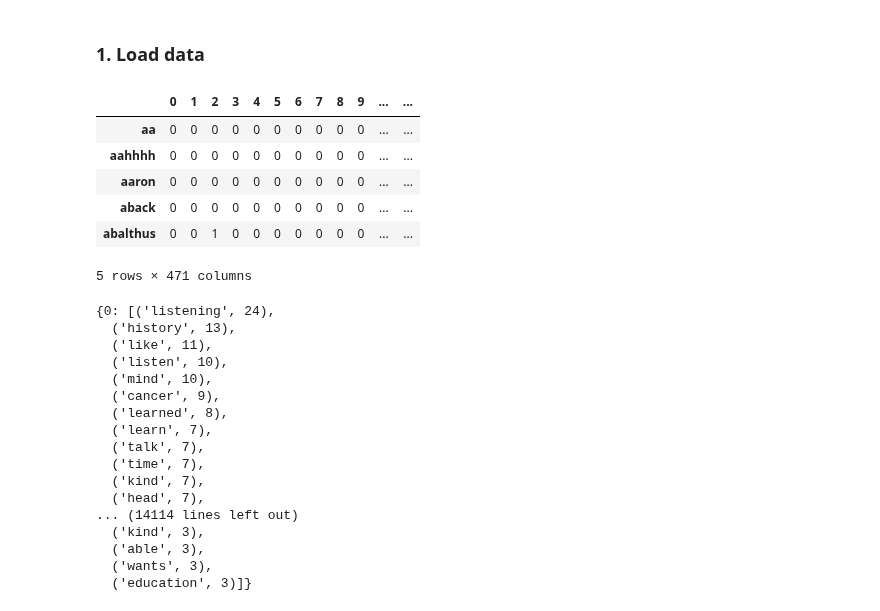
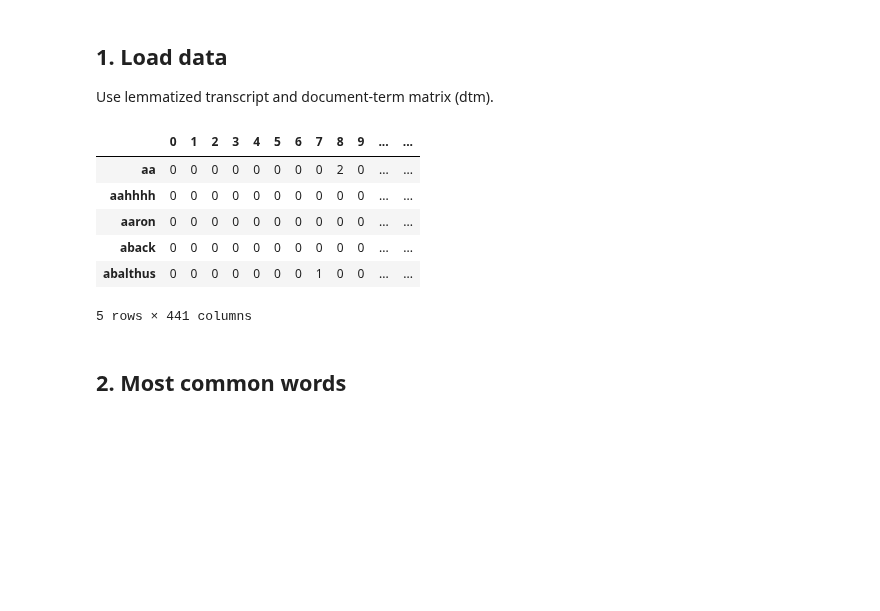
Before and after one commit to katiehuang1221/NLP-Analysis-On-Motivational-Speeches, a Jupyter notebook: notebook/04_EDA.ipynb, the cells around one changed output. Drawn from its saved outputs; the diff is of its cells as text; code cells hidden in the pictures; blank space fills up the shorter version.

```diff
--- a/notebook/04_EDA.ipynb
+++ b/notebook/04_EDA.ipynb
@@ -19,21 +21,23 @@ from sklearn.feature_extraction.text import CountVectorizer
 
 from wordcloud import WordCloud
 # %% [markdown]
-### 1. Load data
+## 1. Load data
+Use lemmatized transcript and document-term matrix (dtm).
 # %%
-speech_df = pd.read_pickle('../dump/speech_df')
-speech_clean = pd.read_pickle('../dump/speech_clean')
-data = pd.read_pickle('../dump/data_dtm.pkl')
+speech_df = pd.read_pickle('../dump/speech_clean_lemma')
+data = pd.read_pickle('../dump/data_dtm_lemma.pkl')
 data = data.transpose()
 data.head()
 # %% [output]
 |  | 0 | 1 | 2 | 3 | 4 | 5 | 6 | 7 | 8 | 9 | ... | ... |
-| aa | 0 | 0 | 0 | 0 | 0 | 0 | 0 | 0 | 0 | 0 | ... | ... |
+| aa | 0 | 0 | 0 | 0 | 0 | 0 | 0 | 0 | 2 | 0 | ... | ... |
 | aahhhh | 0 | 0 | 0 | 0 | 0 | 0 | 0 | 0 | 0 | 0 | ... | ... |
 | aaron | 0 | 0 | 0 | 0 | 0 | 0 | 0 | 0 | 0 | 0 | ... | ... |
 | aback | 0 | 0 | 0 | 0 | 0 | 0 | 0 | 0 | 0 | 0 | ... | ... |
-| abalthus | 0 | 0 | 1 | 0 | 0 | 0 | 0 | 0 | 0 | 0 | ... | ... |
+| abalthus | 0 | 0 | 0 | 0 | 0 | 0 | 0 | 1 | 0 | 0 | ... | ... |
-5 rows × 471 columns
+5 rows × 441 columns
+# %% [markdown]
+## 2. Most common words
 # %%
 # Find the top 30 words said in each speech
 top_dict = {}
@@ -41,23 +45,5 @@ for c in data.columns:
     top = data[c].sort_values(ascending=False).head(30)
     top_dict[c]= list(zip(top.index, top.values))
 
-top_dict
+# top_dict
-# %% [output]
-{0: [('listening', 24),
-  ('history', 13),
-  ('like', 11),
-  ('listen', 10),
-  ('mind', 10),
-  ('cancer', 9),
-  ('learned', 8),
-  ('learn', 7),
-  ('talk', 7),
-  ('time', 7),
-  ('kind', 7),
-  ('head', 7),
-... (14114 lines left out)
-  ('kind', 3),
-  ('able', 3),
-  ('wants', 3),
-  ('education', 3)]}
 # %%
```
Also changed, not shown: parts of 14 cells of this notebook, 1 other file.
